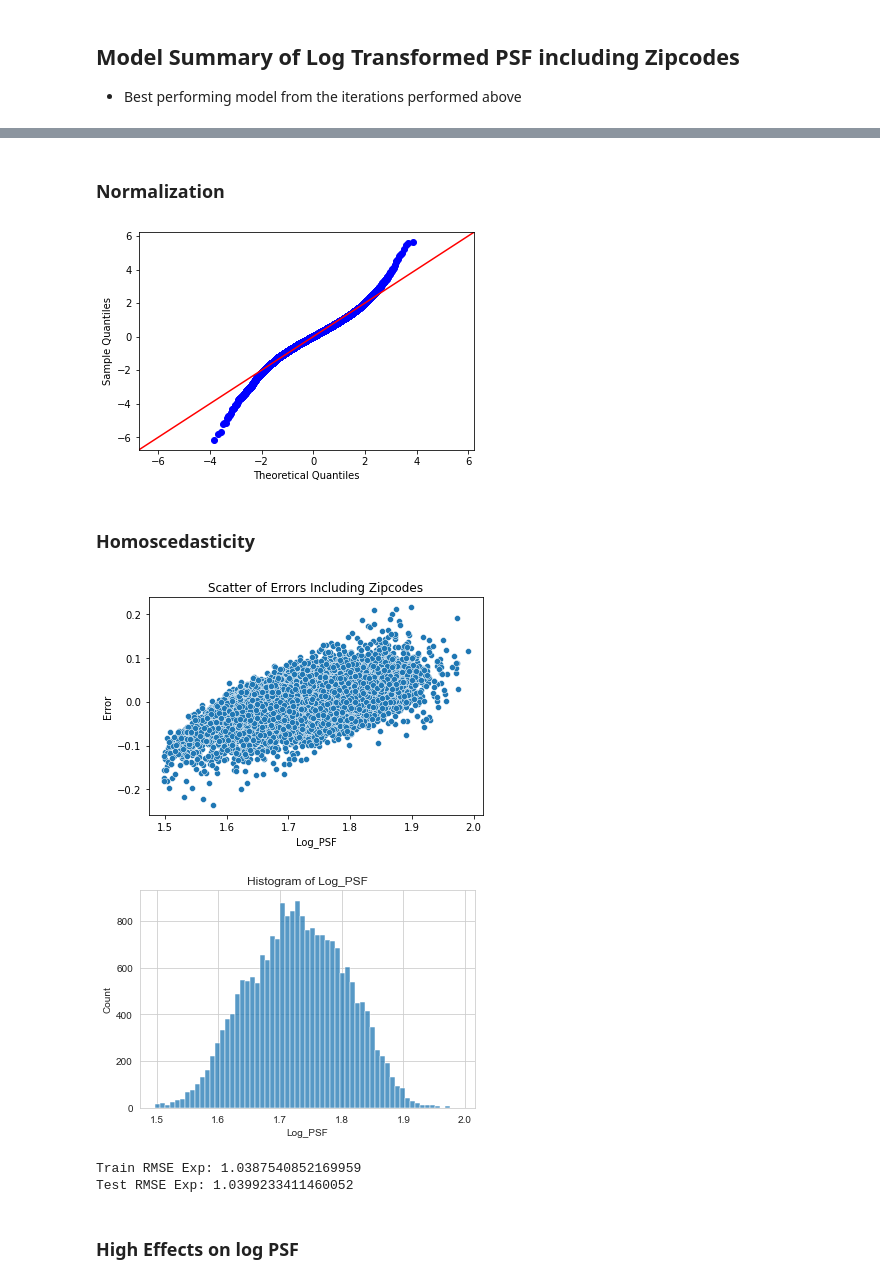
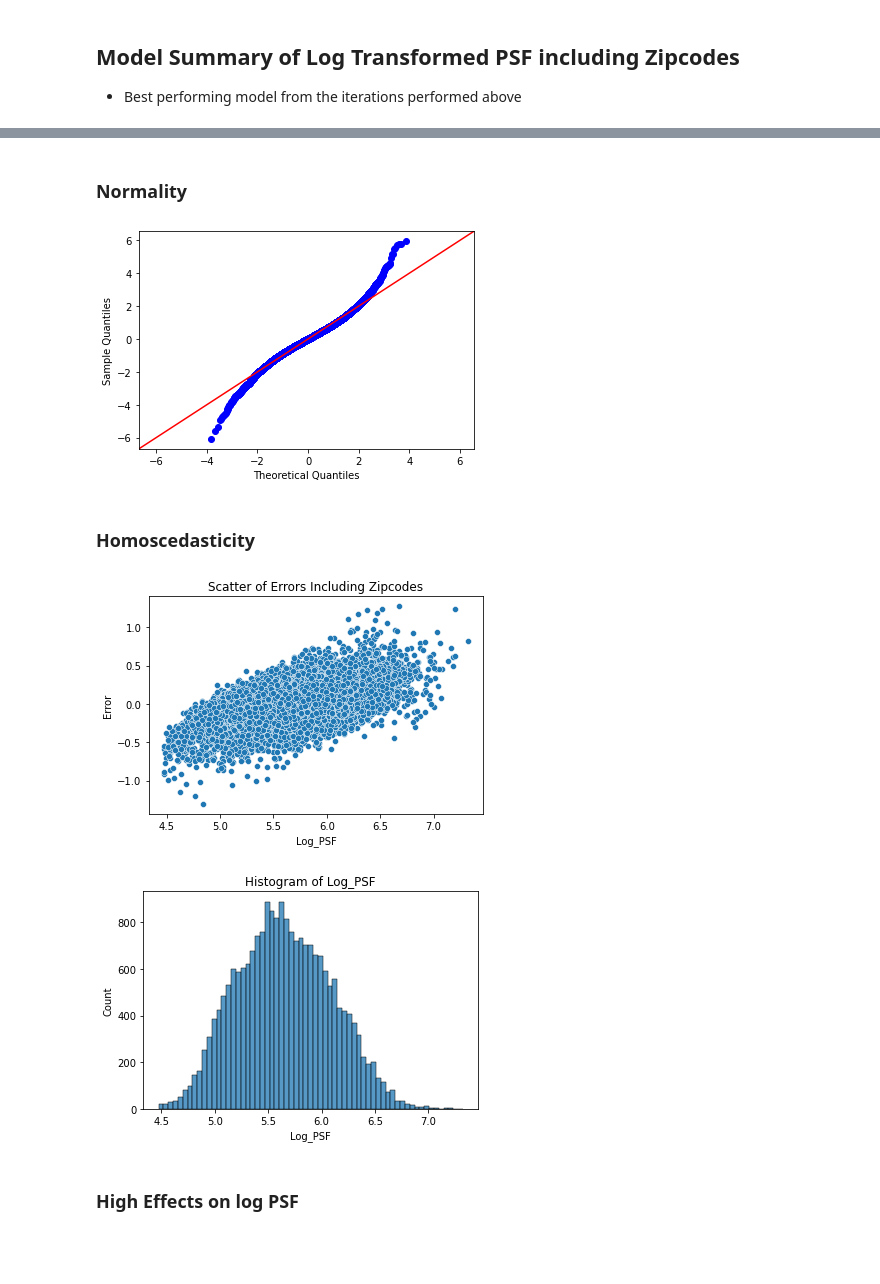
Before and after one commit to NelGen/NG-Housing-PSF-Modeling-Project, a Jupyter notebook: Notebook.ipynb, the cells around one changed output, grey strips where cells are left out. Drawn from its saved outputs; the diff is of its cells as text; code cells hidden in the pictures; blank space fills up the shorter version.

```diff
--- a/Notebook.ipynb
+++ b/Notebook.ipynb
@@ -1275,6 +1369,6 @@ plt.ylabel('Error');
 
 * Best performing model from the iterations performed above
 # %%
-zip_df_update2 = zip_df_update
+zip_df_update_final = zip_df_update.copy()
 # Log Transform First
-zip_df_update2['psf'] = np.log(zip_df_update['psf'])
+zip_df_update_final['psf'] = np.log(zip_df_update['psf'])
@@ -1322,0 +1375,5 @@ Notes:
+# %%
+x_zip_f = zip_df_update_final.drop('psf',axis=1)
+y_zip_f= zip_df_update_final['psf']
+x_train_f, x_test_f, y_train_f, y_test_f = train_test_split(x_zip_f,y_zip_f,test_size=0.2)
+zip_model_final = model_log(x_train_f,x_test_f,y_train_f,y_test_f);
@@ -1323,31 +1417,25 @@ Notes:
 # %% [markdown]
-### Normalization
+### Normality
 # %%
-zip_residuals3 = zip_model3.resid
-fig = sm.graphics.qqplot(zip_residuals3,dist=stats.norm,line='45',fit=True)
+zip_residuals_f = zip_model_final.resid
+fig = sm.graphics.qqplot(zip_residuals_f,dist=stats.norm,line='45',fit=True)
 # %% [output]
-[figure, old version]
+[figure, new version]
 # %% [markdown]
 ### Homoscedasticity
 # %%
-sns.scatterplot(y_train2,zip_residuals3)
+sns.scatterplot(y_train_f,zip_residuals_f)
 plt.title('Scatter of Errors Including Zipcodes')
 plt.xlabel('Log_PSF')
 plt.ylabel('Error');
 # %% [output]
-[figure, old version]
+[figure, new version]
 # %%
-sns.histplot(y_zip3);
+sns.histplot(y_zip_f);
 plt.title("Histogram of Log_PSF")
 plt.xlabel("Log_PSF");
 # %% [output]
-[figure, old version]
+[figure, new version]
-# %%
-print("Train RMSE Exp:",np.e**0.038022)
-print("Test RMSE Exp:",np.e**0.039147)
-# %% [output]
-Train RMSE Exp: 1.0387540852169959
-Test RMSE Exp: 1.0399233411460052
 # %% [markdown]
 ### High Effects on log PSF
 # %%
```
Also changed, not shown: parts of 60 cells of this notebook, 10 other files.
